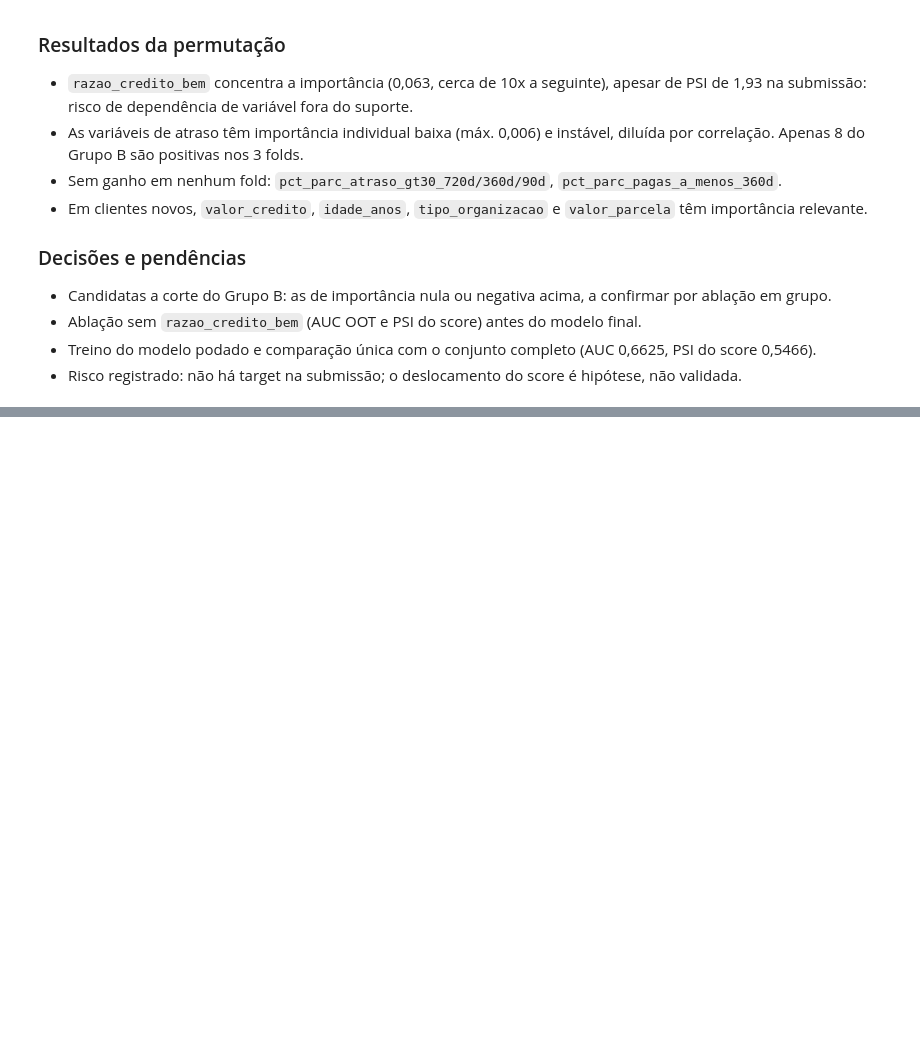
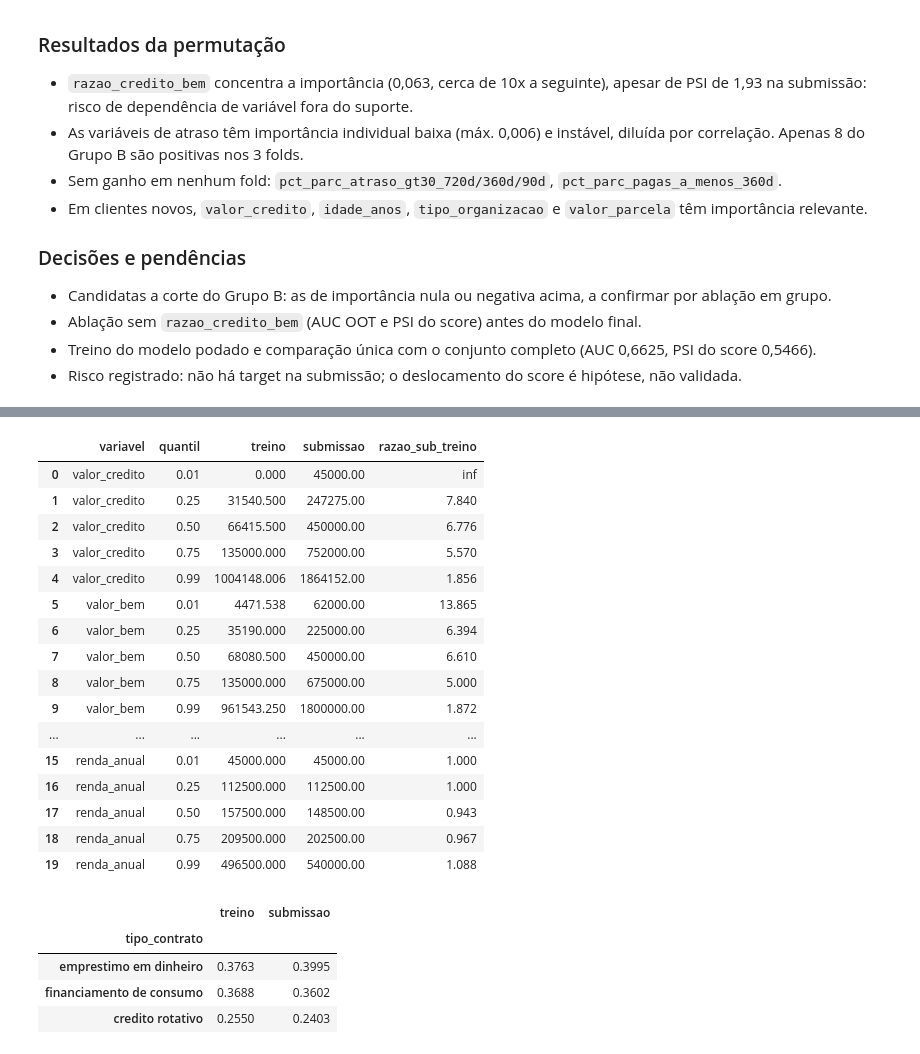
Before and after one commit to Gabverz/DS-Accelerator, a Jupyter notebook: notebooks/03_features_modelagem.ipynb, the cells around one changed output, grey strips where cells are left out. Saved outputs shown, nothing was run; the diff lists cells and outputs as text; code cells hidden in the pictures; blank space fills up the shorter version.

```diff
--- a/notebooks/03_features_modelagem.ipynb
+++ b/notebooks/03_features_modelagem.ipynb
@@ -2062,0 +2185,49 @@ A seleção usou apenas o treino com embargo (`tr_com`); o teste OOT não partic
+# %%
+# ============================================================
+# Diagnóstico | Quantis de variáveis monetárias: treino x submissão
+# ============================================================
+VARS_MONETARIAS = ["valor_credito", "valor_bem", "valor_parcela", "renda_anual"]
+QUANTIS = [0.01, 0.25, 0.50, 0.75, 0.99]
+
+linhas = []
+for v in VARS_MONETARIAS:
+    q_tr = df_tr[v].quantile(QUANTIS).to_numpy()
+    q_sb = base_submissao[v].quantile(QUANTIS).to_numpy()
+    linhas.append(pd.DataFrame({
+        "variavel": v,
+        "quantil": QUANTIS,
+        "treino": q_tr,
+        "submissao": q_sb,
+        "razao_sub_treino": q_sb / q_tr,
+    }))
+display(pd.concat(linhas, ignore_index=True).round(3))
+
+# Mix de tipo de contrato nas duas bases
+mix = pd.concat({
+    "treino": df_tr["tipo_contrato"].value_counts(normalize=True, dropna=False),
+    "submissao": base_submissao["tipo_contrato"].value_counts(normalize=True, dropna=False),
+}, axis=1).round(4)
+display(mix)
+# %% [output]
+|  | variavel | quantil | treino | submissao | razao_sub_treino |
+| 0 | valor_credito | 0.01 | 0.000 | 45000.00 | inf |
+| 1 | valor_credito | 0.25 | 31540.500 | 247275.00 | 7.840 |
+| 2 | valor_credito | 0.50 | 66415.500 | 450000.00 | 6.776 |
+| 3 | valor_credito | 0.75 | 135000.000 | 752000.00 | 5.570 |
+| 4 | valor_credito | 0.99 | 1004148.006 | 1864152.00 | 1.856 |
+| 5 | valor_bem | 0.01 | 4471.538 | 62000.00 | 13.865 |
+| 6 | valor_bem | 0.25 | 35190.000 | 225000.00 | 6.394 |
+| 7 | valor_bem | 0.50 | 68080.500 | 450000.00 | 6.610 |
+| 8 | valor_bem | 0.75 | 135000.000 | 675000.00 | 5.000 |
+| 9 | valor_bem | 0.99 | 961543.250 | 1800000.00 | 1.872 |
+| ... | ... | ... | ... | ... | ... |
+| 15 | renda_anual | 0.01 | 45000.000 | 45000.00 | 1.000 |
+| 16 | renda_anual | 0.25 | 112500.000 | 112500.00 | 1.000 |
+| 17 | renda_anual | 0.50 | 157500.000 | 148500.00 | 0.943 |
+| 18 | renda_anual | 0.75 | 209500.000 | 202500.00 | 0.967 |
+| 19 | renda_anual | 0.99 | 496500.000 | 540000.00 | 1.088 |
+|  | treino | submissao |
+| tipo_contrato |  |  |
+| emprestimo em dinheiro | 0.3763 | 0.3995 |
+| financiamento de consumo | 0.3688 | 0.3602 |
+| credito rotativo | 0.2550 | 0.2403 |
```
Also changed, not shown: parts of 4 cells of this notebook.
